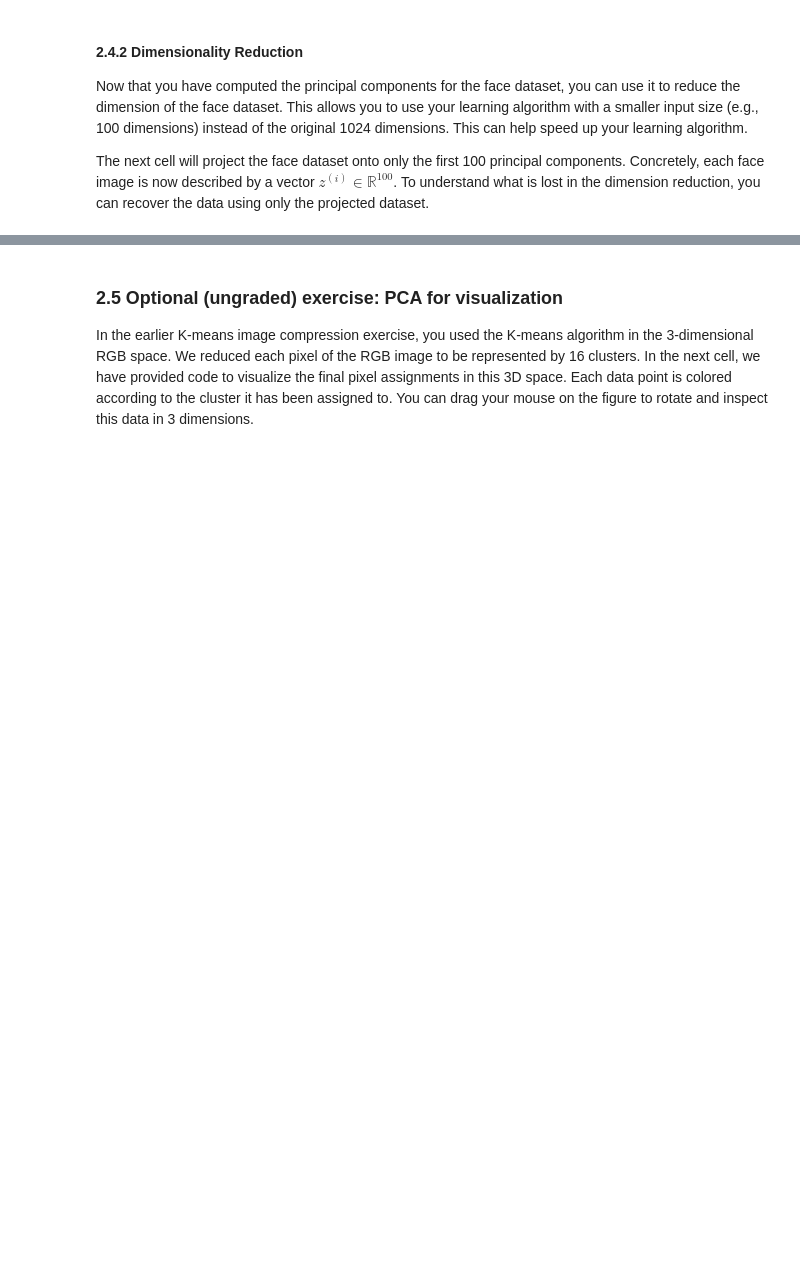
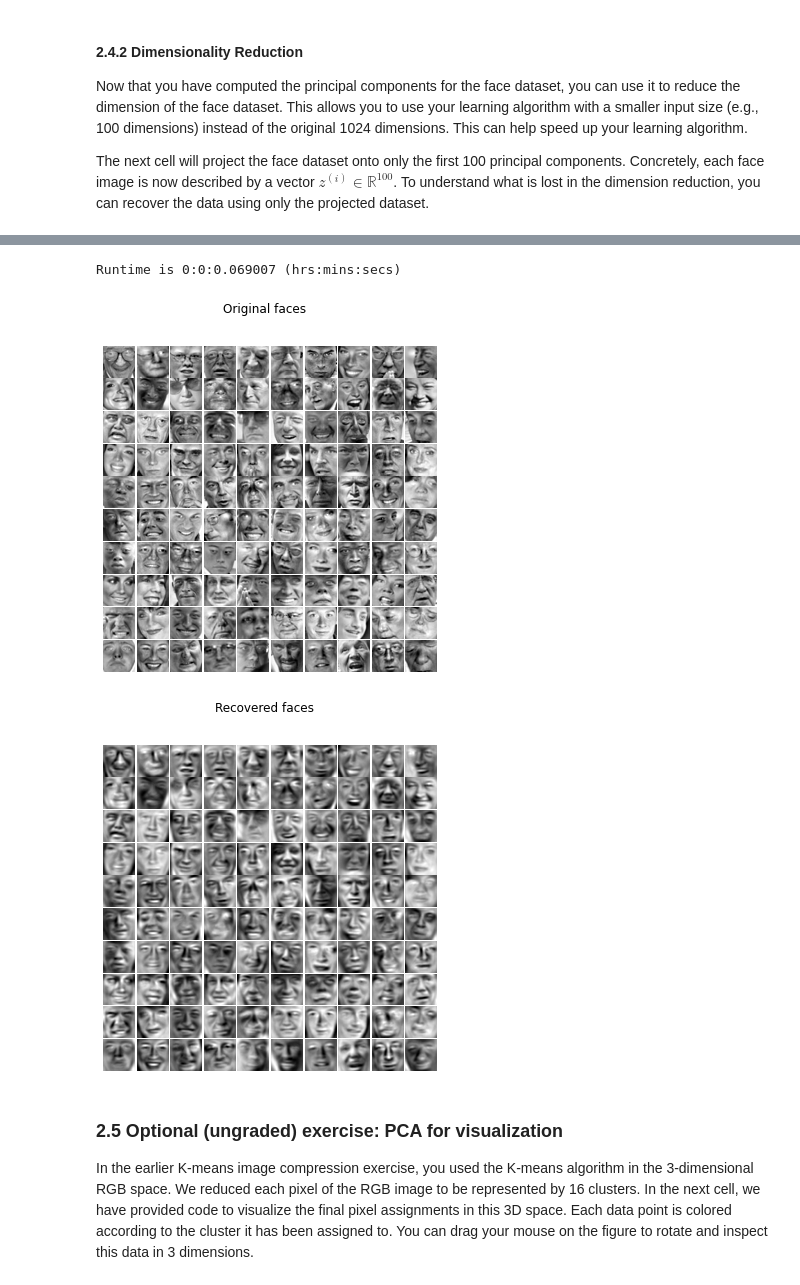
Before and after one commit to romadvincula/coursera-ml-standford, a Jupyter notebook: Exercise7/exercise7.ipynb, the cells around one changed output, grey strips where cells are left out. Drawn from its saved outputs; the diff is of its cells as text; code cells hidden in the pictures; blank space fills up the shorter version.

```diff
--- a/Exercise7/exercise7.ipynb
+++ b/Exercise7/exercise7.ipynb
@@ -605,9 +679,8 @@ def projectData(X, U, K):
     Z = np.zeros((X.shape[0], K))
 
     # ====================== YOUR CODE HERE ======================
-
-
-
+    Ureduce = U[:, :K]
+    Z = X @ Ureduce
     # =============================================================
     return Z
 # %% [markdown]
@@ -674,8 +750,8 @@ def recoverData(Z, U, K):
     X_rec = np.zeros((Z.shape[0], U.shape[0]))
 
     # ====================== YOUR CODE HERE ======================
-
-
+    Ureduce = U[:, :K]
+    X_rec = Z @ Ureduce.T
 
     # =============================================================
     return X_rec
@@ -764,18 +854,25 @@ From the reconstruction, you can observe that the general structure and appearan
 # %%
 #  Project images to the eigen space using the top K eigen vectors and
 #  visualize only using those K dimensions
 #  Compare to the original input, which is also displayed
 K = 100
+tik=time.time()
 X_rec  = recoverData(Z, U, K)
+tok=time.time()
+runtimer(tik,tok)
 
 # Display normalized data
 utils.displayData(X_norm[:100, :], figsize=(6, 6))
 pyplot.gcf().suptitle('Original faces')
 
 # Display reconstructed data from only k eigenfaces
 utils.displayData(X_rec[:100, :], figsize=(6, 6))
 pyplot.gcf().suptitle('Recovered faces')
 pass
+# %% [output]
+Runtime is 0:0:0.069007 (hrs:mins:secs)
+[figure, added]
+[figure, added]
 # %% [markdown]
 ### 2.5 Optional (ungraded) exercise: PCA for visualization
 
```
Also changed, not shown: parts of 31 cells of this notebook, 1 other file.
